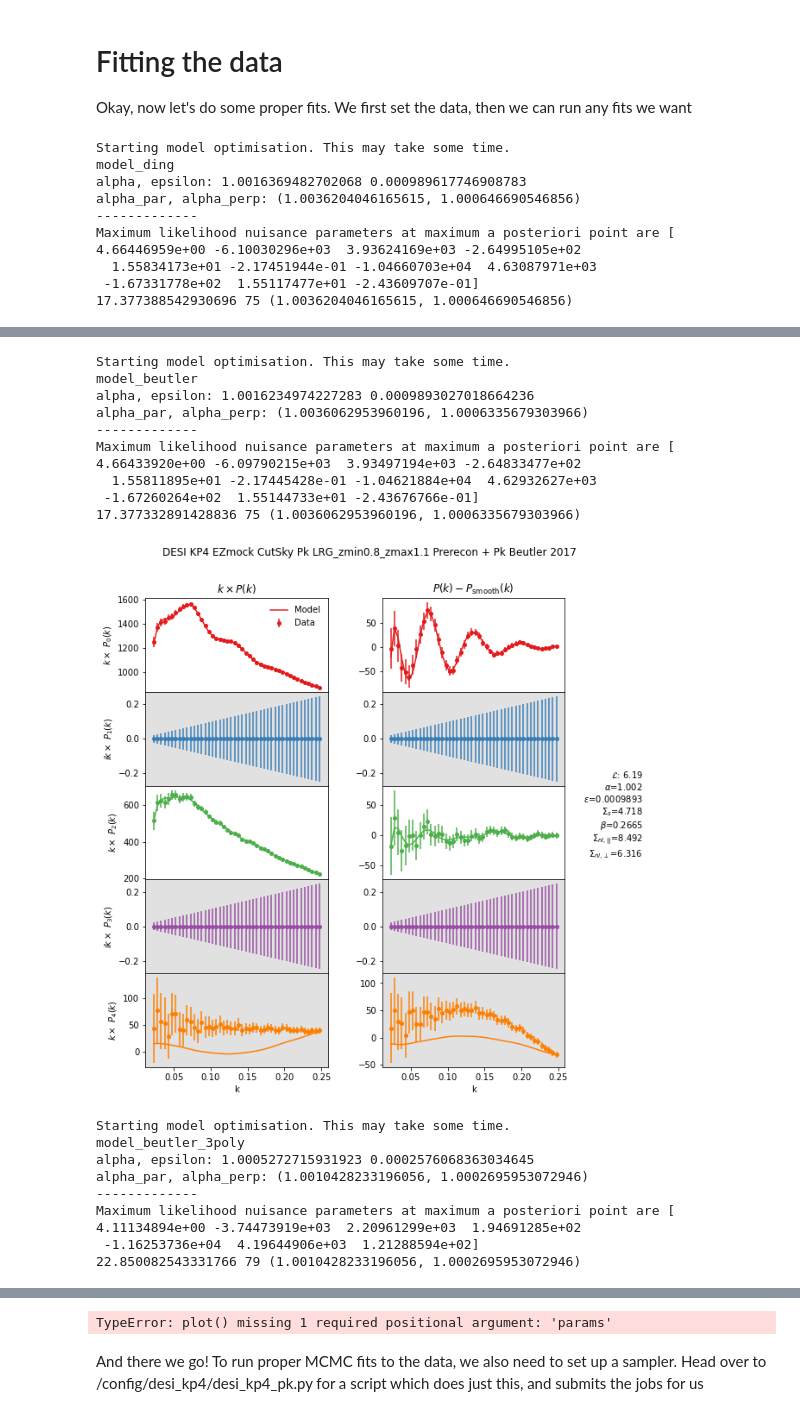
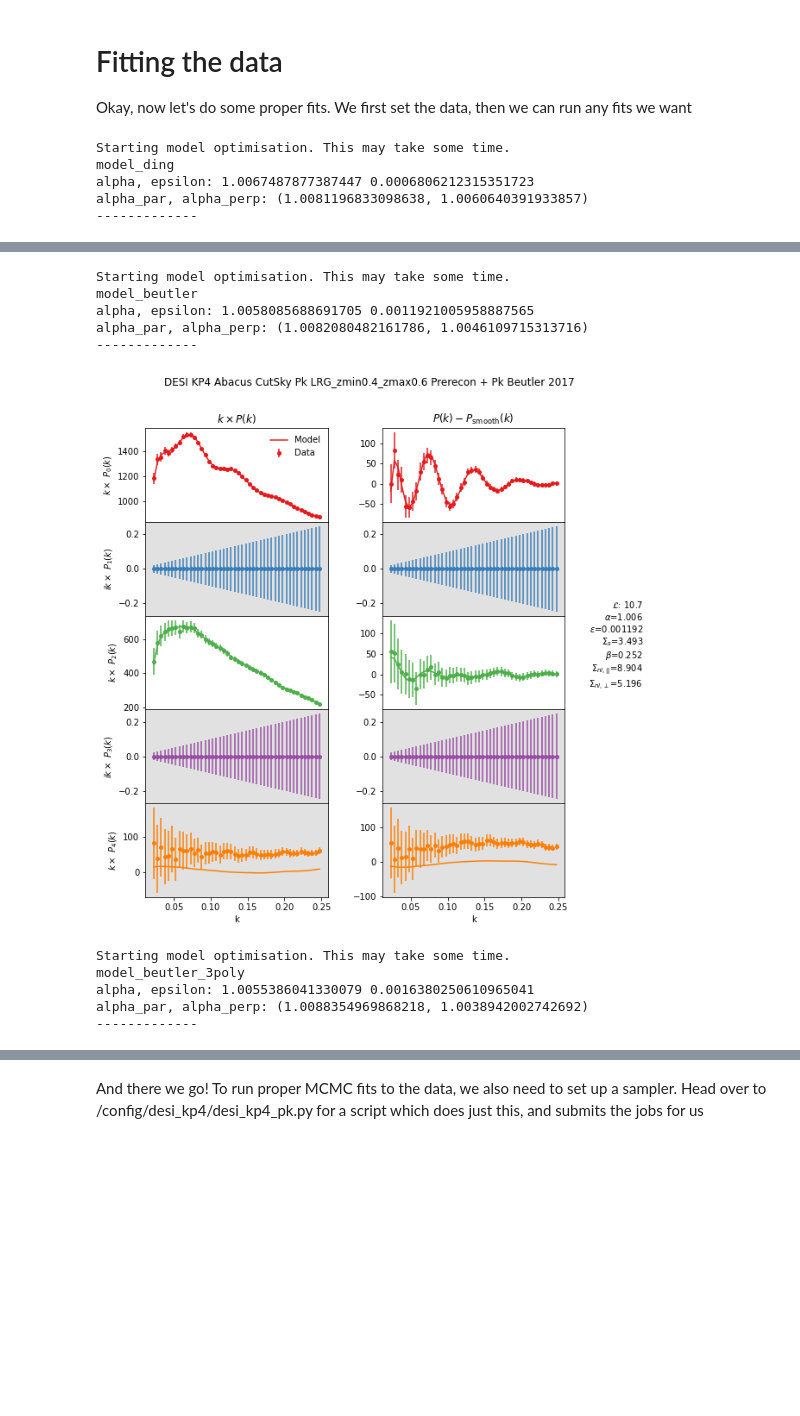
Before and after one commit to Samreay/Barry, a Jupyter notebook: DESI_KP4_EXAMPLES.ipynb, the cells around one changed output, grey strips where cells are left out. Cells and saved outputs as stored; diff of their text form; code cells hidden in the pictures; blank space fills up the shorter version.

```diff
--- a/DESI_KP4_EXAMPLES.ipynb
+++ b/DESI_KP4_EXAMPLES.ipynb
@@ -336,8 +369,8 @@ plt.show()
 Okay, now let's do some proper fits. We first set the data, then we can run any fits we want
 # %%
 # Load in the z=0.8-1.1 ezmock_cutsky dataset with and without the hexadecapole included in the fit
-dataset = PowerSpectrum_DESI_KP4(mocktype="ezmock_cutsky", fit_poles=(0,2), min_k=0.02, max_k=0.25, redshift_bin=3)
-dataset_hexa = PowerSpectrum_DESI_KP4(mocktype="ezmock_cutsky", fit_poles=(0,2,4), min_k=0.02, max_k=0.25, redshift_bin=3)
+dataset = PowerSpectrum_DESI_KP4(mocktype="abacus_cutsky", fit_poles=(0,2), min_k=0.02, max_k=0.25, redshift_bin=1)
+dataset_hexa = PowerSpectrum_DESI_KP4(mocktype="abacus_cutsky", fit_poles=(0,2,4), min_k=0.02, max_k=0.25, redshift_bin=1)
 
 # A random selection of model choices
 model_ding = PowerDing2018(isotropic=False, poly_poles=(0,2), marg="full")
@@ -347,14 +380,12 @@ model_beutler_hexa = PowerBeutler2017(isotropic=False, poly_poles=(0,2,4), marg=
 model_beutler_nosmooth = PowerBeutler2017(isotropic=False, poly_poles=(0,2,4), dilate_smooth=False, marg="full")
 
 # Loop over all the model and appropriate dataset and run an opimisation on each one.
-names = ["model_ding", "model_beutler", "model_beutler_3poly", "model_beutler_nosmooth"]
+names = ["model_ding", "model_beutler", "model_beutler_3poly", "model_beutler_hexa", "model_beutler_nosmooth"]
 datasets = [dataset, dataset, dataset, dataset_hexa, dataset_hexa]
 models = [model_ding, model_beutler, model_beutler_3poly, model_beutler_hexa, model_beutler_nosmooth]
 for i, (name, dataset, model) in enumerate(zip(names, datasets, models)):
     data = dataset.get_data()[0]
     model.set_data(dataset.get_data())
-    p = model.get_param_dict(model.get_defaults())
-    kprime, pk, marged = model.compute_power_spectrum(data["ks_input"], p, data_name=data["name"])
     print("Starting model optimisation. This may take some time.")
     p, maxlike = model.optimize()
     print(name)
@@ -372,10 +403,6 @@ new_chi_squared, dof, bband, mods, smooths = model.plot(p, display=False)
 # %% [output]
 Starting model optimisation. This may take some time.
 model_ding
-alpha, epsilon: 1.0016369482702068 0.000989617746908783
-alpha_par, alpha_perp: (1.0036204046165615, 1.000646690546856)
+alpha, epsilon: 1.0067487877387447 0.0006806212315351723
+alpha_par, alpha_perp: (1.0081196833098638, 1.0060640391933857)
 -------------
-Maximum likelihood nuisance parameters at maximum a posteriori point are [ 4.66446959e+00 -6.10030296e+03  3.93624169e+03 -2.64995105e+02
-  1.55834173e+01 -2.17451944e-01 -1.04660703e+04  4.63087971e+03
- -1.67331778e+02  1.55117477e+01 -2.43609707e-01]
-17.377388542930696 75 (1.0036204046165615, 1.000646690546856)
@@ -383,18 +410,11 @@ Maximum likelihood nuisance parameters at maximum a posteriori point are [ 4.664
 Starting model optimisation. This may take some time.
 model_beutler
-alpha, epsilon: 1.0016234974227283 0.0009893027018664236
-alpha_par, alpha_perp: (1.0036062953960196, 1.0006335679303966)
+alpha, epsilon: 1.0058085688691705 0.0011921005958887565
+alpha_par, alpha_perp: (1.0082080482161786, 1.0046109715313716)
 -------------
-Maximum likelihood nuisance parameters at maximum a posteriori point are [ 4.66433920e+00 -6.09790215e+03  3.93497194e+03 -2.64833477e+02
-  1.55811895e+01 -2.17445428e-01 -1.04621884e+04  4.62932627e+03
- -1.67260264e+02  1.55144733e+01 -2.43676766e-01]
-17.377332891428836 75 (1.0036062953960196, 1.0006335679303966)
-[figure, old version]
+[figure, new version]
 Starting model optimisation. This may take some time.
 model_beutler_3poly
-alpha, epsilon: 1.0005272715931923 0.0002576068363034645
-alpha_par, alpha_perp: (1.0010428233196056, 1.0002695953072946)
+alpha, epsilon: 1.0055386041330079 0.0016380250610965041
+alpha_par, alpha_perp: (1.0088354969868218, 1.0038942002742692)
 -------------
-Maximum likelihood nuisance parameters at maximum a posteriori point are [ 4.11134894e+00 -3.74473919e+03  2.20961299e+03  1.94691285e+02
- -1.16253736e+04  4.19644906e+03  1.21288594e+02]
-22.850082543331766 79 (1.0010428233196056, 1.0002695953072946)
@@ -413,3 +423,2 @@ Maximum likelihood nuisance parameters at maximum a posteriori point are [ 4.677
-TypeError: plot() missing 1 required positional argument: 'params'
 # %% [markdown]
 And there we go! To run proper MCMC fits to the data, we also need to set up a sampler. Head over to /config/desi_kp4/desi_kp4_pk.py for a script which does just this, and submits the jobs for us
```
Also changed, not shown: parts of 11 cells of this notebook, 1 other file.
